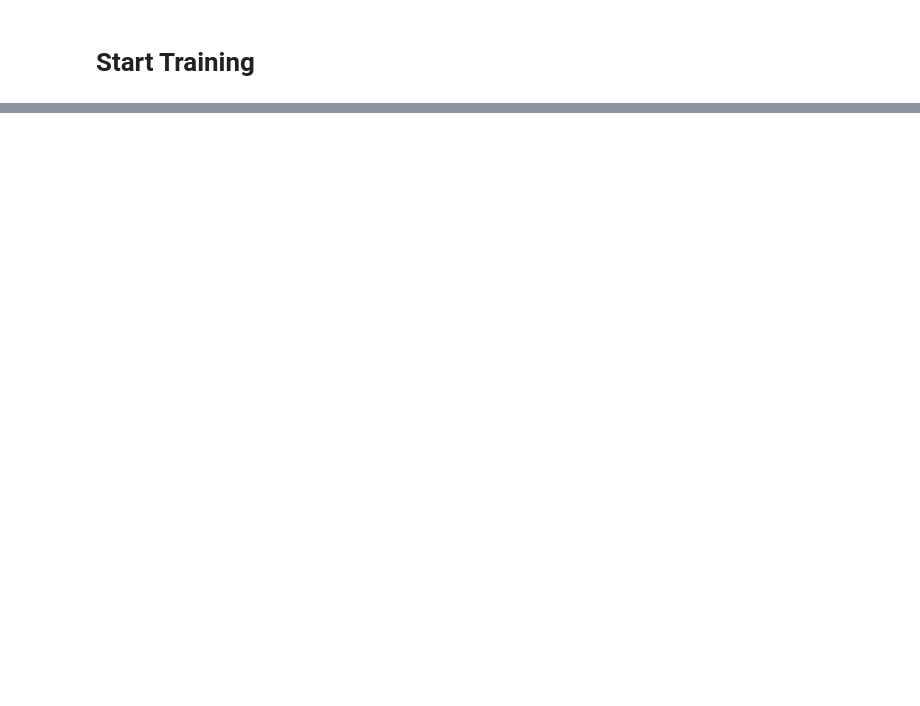
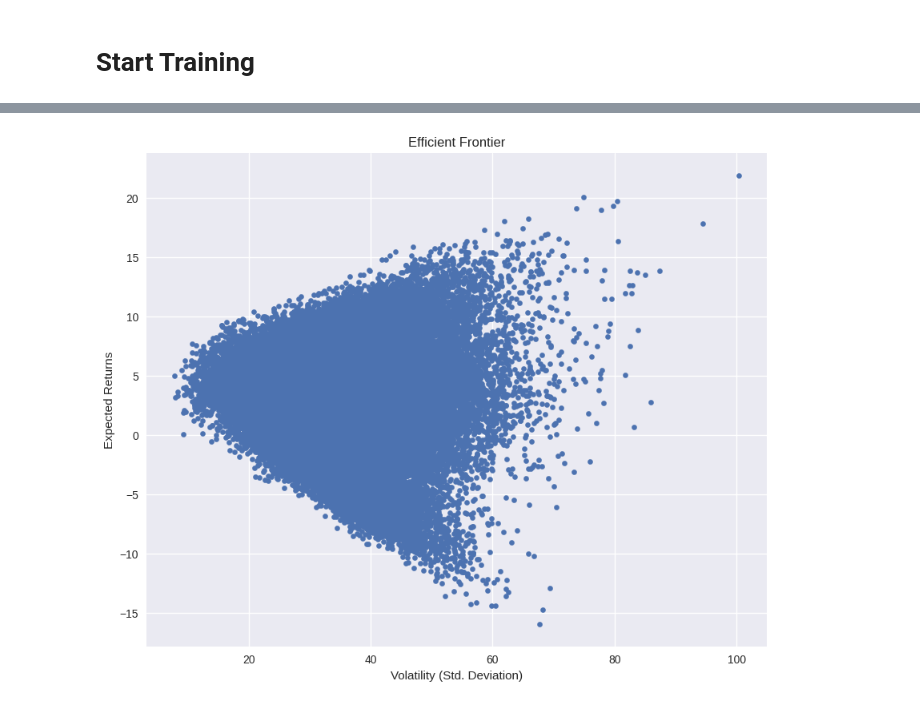
Before and after one commit to TR1234567/Transformer-with-time, a Jupyter notebook: Draft4.ipynb, the cells around one changed output, grey strips where cells are left out. Saved outputs shown, nothing was run; the diff lists cells and outputs as text; code cells hidden in the pictures; blank space fills up the shorter version.

```diff
--- a/Draft4.ipynb
+++ b/Draft4.ipynb
@@ -428,35 +513,3 @@ def test_model(model, Y, returns_tensor_y):
     wandb.save("model.onnx")
 # %%
 model = model_pipeline(config)
-# %%
-#training model2
-learning_rate = 0.001
-cost_rate = 0.01
-embed_dim = after_concat_tensor.shape[0]
-asset_dim_in = after_concat_tensor.shape[1]
-# Initialize model"asset_dim, embed_dim, nhead, num_encoder_layers"
-model = PortfolioTransformer(embed_dim=embed_dim,asset_dim_in=asset_dim_in,asset_dim_out=10,nhead=8,num_model=256,batch_size=1)
-# Define optimizer using weight from model1
-optimizer = torch.optim.Adam(model.parameters(), lr=learning_rate)
-
-
-#create checkpoint and callback
-from pytorch_lightning.callbacks import ModelCheckpoint
-checkpoint_callback = ModelCheckpoint(
-    monitor='val_loss',
-    dirpath='./',
-    filename='model-{epoch:02d}-{val_loss:.2f}',
-    save_top_k=3,
-    mode='min',
-)
-# Training loop and add checkpoint and callback
-for epoch in range(100):
-
-    weights = model(after_concat_tensor)
-    # print("thsi is weight output".format(weights))
-    # Calculate sharpe ratio loss
-    # Backpropagate and update parameters
-    optimizer.zero_grad()
-    loss = PortfolioLoss(cost_rate=cost_rate)(weights, returns_tensor2)
-    loss.backward()
-    optimizer.step()
@@ -520,0 +522,4 @@ TypeError: Time2Vector.__init__() takes 1 positional argument but 2 were given
+# %%
+scaler = StandardScaler()
+# normalized_data = scaler.fit_transform(after_concat)
+normalized_data = pd.DataFrame(scaler.fit_transform(after_concat.values), columns=after_concat.columns, index=after_concat.index)
@@ -520,0 +612,10 @@ TypeError: Time2Vector.__init__() takes 1 positional argument but 2 were given
+# %%
+import matplotlib.pyplot as plt
+plt.style.use('seaborn')
+df.plot.scatter(x='Volatility', y='Returns', figsize=(10, 8), grid=True)
+plt.xlabel('Volatility (Std. Deviation)')
+plt.ylabel('Expected Returns')
+plt.title('Efficient Frontier')
+plt.show()
+# %% [output]
+[figure, added]
```
Also changed, not shown: parts of 30 cells of this notebook.
